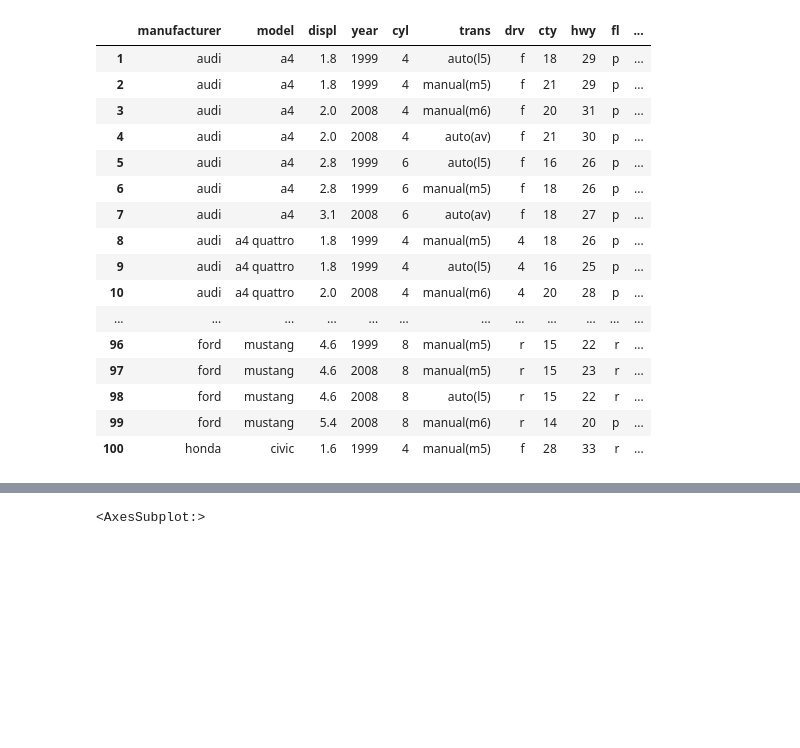
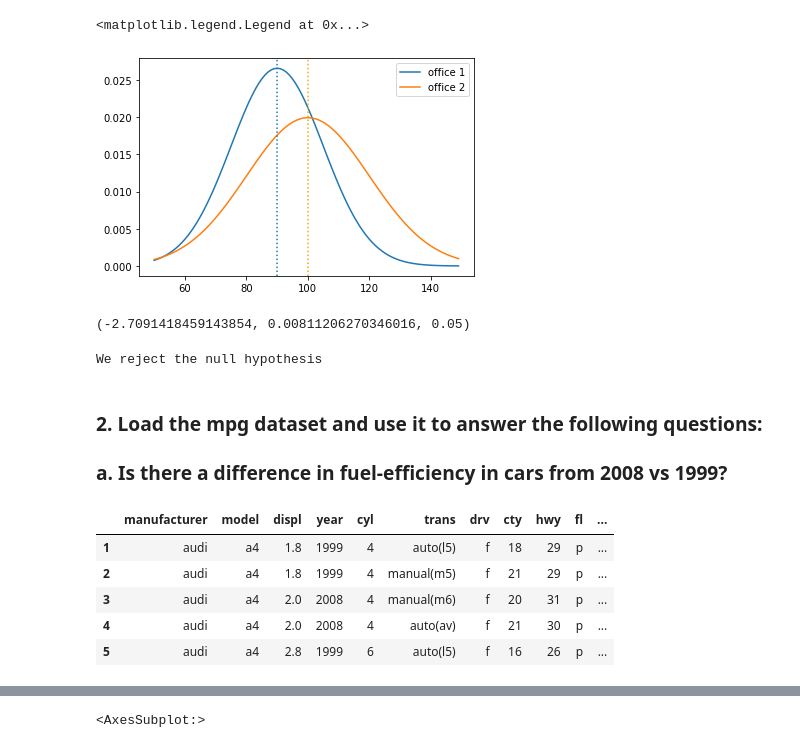
Before and after one commit to laxman101/statistics-exercises, a Jupyter notebook: hypothesis_testing.ipynb, the cells around one changed output, grey strips where cells are left out. Drawn from its saved outputs; the diff is of its cells as text; code cells hidden in the pictures; blank space fills up the shorter version.

```diff
--- a/hypothesis_testing.ipynb
+++ b/hypothesis_testing.ipynb
@@ -7 +63,35 @@ import matplotlib.pyplot as plt
+# %%
+x = np.arange(50,150)
+
+y1 = stats.norm(90,15).pdf(x)
+y2 = stats.norm(100,20).pdf(x)
+
+
+plt.plot(x, y1, label = 'office 1')
+plt.plot(x, y2, label = 'office 2')
+plt.axvline(90, ls = ':')
+plt.axvline(100, ls = ':', color = 'orange')
+
+plt.legend()
+# %% [output]
+<matplotlib.legend.Legend at 0x...>
+[figure, added]
+# %%
+t, p = stats.ttest_ind_from_stats(90,15,40, 100,20,50, equal_var=False)
+t,p,alpha
+# %% [output]
+(-2.7091418459143854, 0.00811206270346016, 0.05)
+# %%
+# p-value (0.00811206270346016) and alpha value (0.05)
+
+if p <  alpha:
+    print("We reject the null hypothesis")
+else:
+    print(" We fail to reject the null hypothesis")
+# %% [output]
+We reject the null hypothesis
+# %% [markdown]
+### 2. Load the mpg dataset and use it to answer the following questions:
+
+### a. Is there a difference in fuel-efficiency in cars from 2008 vs 1999?
 # %%
@@ -10,24 +99,15 @@ import data
 mpg = data('mpg')
+# %%
+mpg['fuel_efficiency'] = stats.hmean(mpg[['cty', 'hwy']], axis =1)
 # %%
-mpg.head(100)
+mpg.head()
 # %% [output]
 |  | manufacturer | model | displ | year | cyl | trans | drv | cty | hwy | fl | ... |
 | 1 | audi | a4 | 1.8 | 1999 | 4 | auto(l5) | f | 18 | 29 | p | ... |
 | 2 | audi | a4 | 1.8 | 1999 | 4 | manual(m5) | f | 21 | 29 | p | ... |
 | 3 | audi | a4 | 2.0 | 2008 | 4 | manual(m6) | f | 20 | 31 | p | ... |
 | 4 | audi | a4 | 2.0 | 2008 | 4 | auto(av) | f | 21 | 30 | p | ... |
 | 5 | audi | a4 | 2.8 | 1999 | 6 | auto(l5) | f | 16 | 26 | p | ... |
-| 6 | audi | a4 | 2.8 | 1999 | 6 | manual(m5) | f | 18 | 26 | p | ... |
-| 7 | audi | a4 | 3.1 | 2008 | 6 | auto(av) | f | 18 | 27 | p | ... |
-| 8 | audi | a4 quattro | 1.8 | 1999 | 4 | manual(m5) | 4 | 18 | 26 | p | ... |
-| 9 | audi | a4 quattro | 1.8 | 1999 | 4 | auto(l5) | 4 | 16 | 25 | p | ... |
-| 10 | audi | a4 quattro | 2.0 | 2008 | 4 | manual(m6) | 4 | 20 | 28 | p | ... |
-| ... | ... | ... | ... | ... | ... | ... | ... | ... | ... | ... | ... |
-| 96 | ford | mustang | 4.6 | 1999 | 8 | manual(m5) | r | 15 | 22 | r | ... |
-| 97 | ford | mustang | 4.6 | 2008 | 8 | manual(m5) | r | 15 | 23 | r | ... |
-| 98 | ford | mustang | 4.6 | 2008 | 8 | auto(l5) | r | 15 | 22 | r | ... |
-| 99 | ford | mustang | 5.4 | 2008 | 8 | manual(m6) | r | 14 | 20 | p | ... |
-| 100 | honda | civic | 1.6 | 1999 | 4 | manual(m5) | f | 28 | 33 | r | ... |
 # %%
 mpg.info()
 # %% [output]
```
Also changed, not shown: parts of 81 cells of this notebook.
